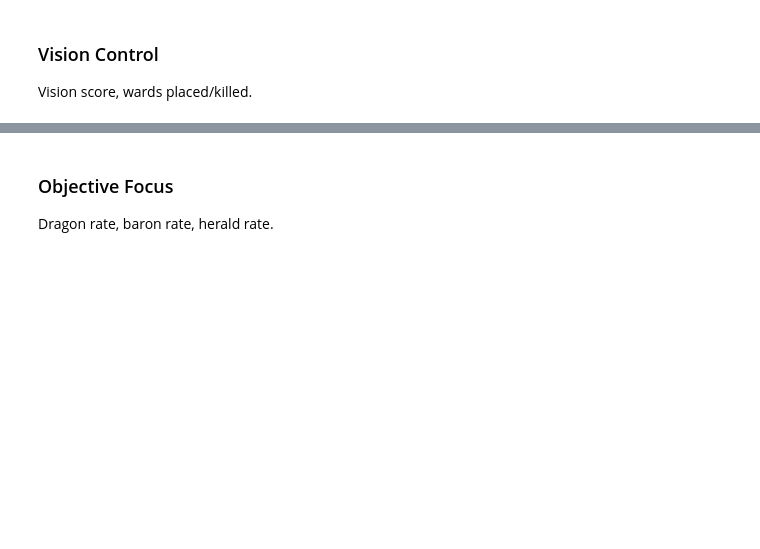
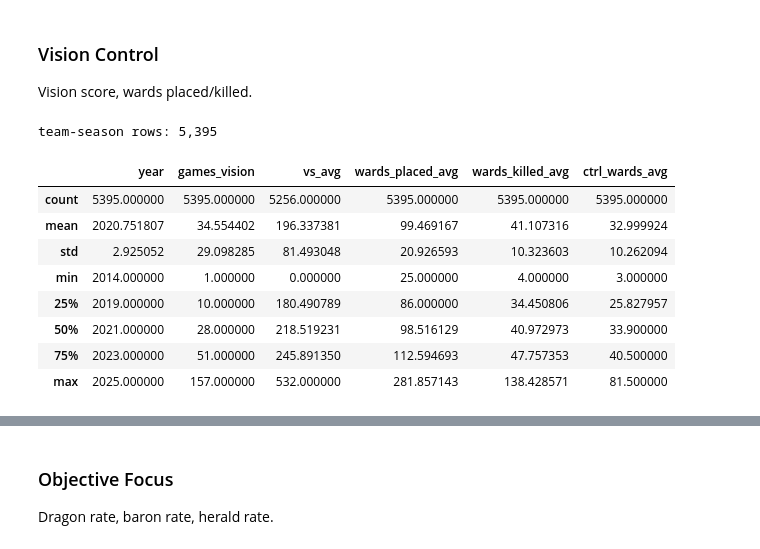
Before and after one commit to LUNARKN1GHT/lol_esports, a Jupyter notebook: lol_esports.ipynb, the cells around one changed output, grey strips where cells are left out. Saved outputs shown, nothing was run; the diff lists cells and outputs as text; code cells hidden in the pictures; blank space fills up the shorter version.

```diff
--- a/lol_esports.ipynb
+++ b/lol_esports.ipynb
@@ -751,3 +751,18 @@ LPL               2.93          176.94         94.16
 ### Vision Control
 
 Vision score, wards placed/killed.
+# %%
+vis_df = vision_control(df)
+print(f"team-season rows: {len(vis_df):,}")
+vis_df.describe()
+# %% [output]
+team-season rows: 5,395
+|  | year | games_vision | vs_avg | wards_placed_avg | wards_killed_avg | ctrl_wards_avg |
+| count | 5395.000000 | 5395.000000 | 5256.000000 | 5395.000000 | 5395.000000 | 5395.000000 |
+| mean | 2020.751807 | 34.554402 | 196.337381 | 99.469167 | 41.107316 | 32.999924 |
+| std | 2.925052 | 29.098285 | 81.493048 | 20.926593 | 10.323603 | 10.262094 |
+| min | 2014.000000 | 1.000000 | 0.000000 | 25.000000 | 4.000000 | 3.000000 |
+| 25% | 2019.000000 | 10.000000 | 180.490789 | 86.000000 | 34.450806 | 25.827957 |
+| 50% | 2021.000000 | 28.000000 | 218.519231 | 98.516129 | 40.972973 | 33.900000 |
+| 75% | 2023.000000 | 51.000000 | 245.891350 | 112.594693 | 47.757353 | 40.500000 |
+| max | 2025.000000 | 157.000000 | 532.000000 | 281.857143 | 138.428571 | 81.500000 |
```
Also changed, not shown: parts of 3 cells of this notebook, 1 other file.
